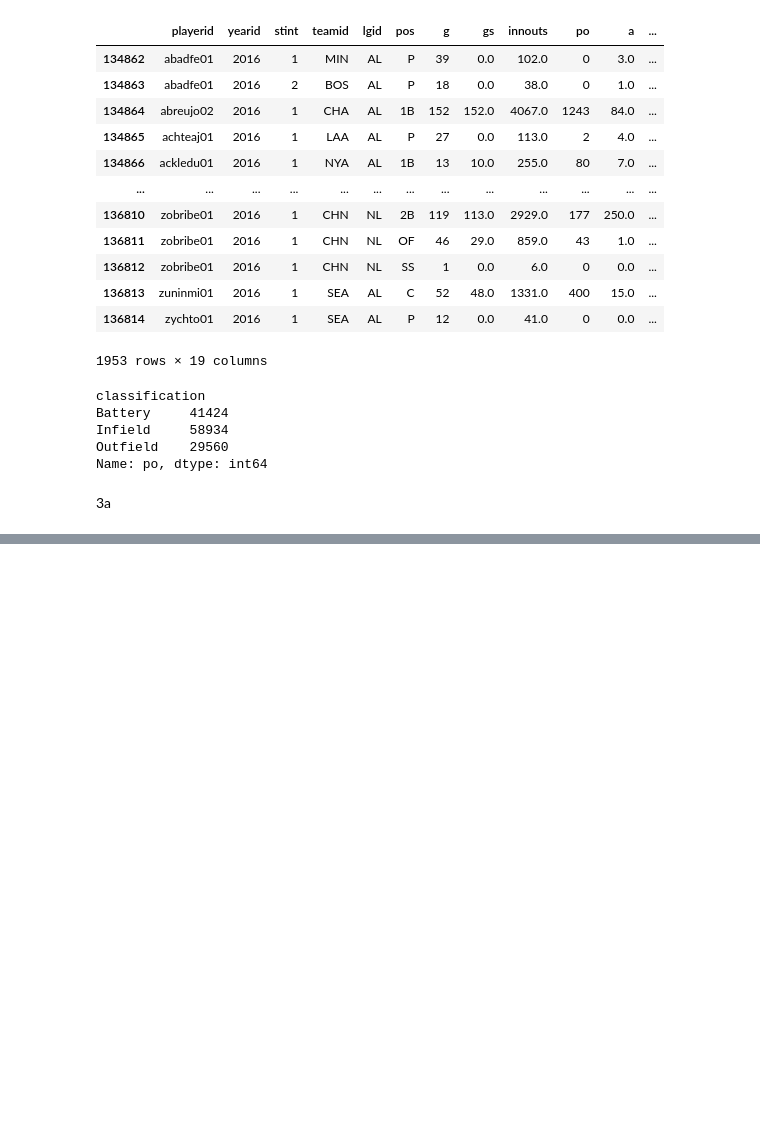
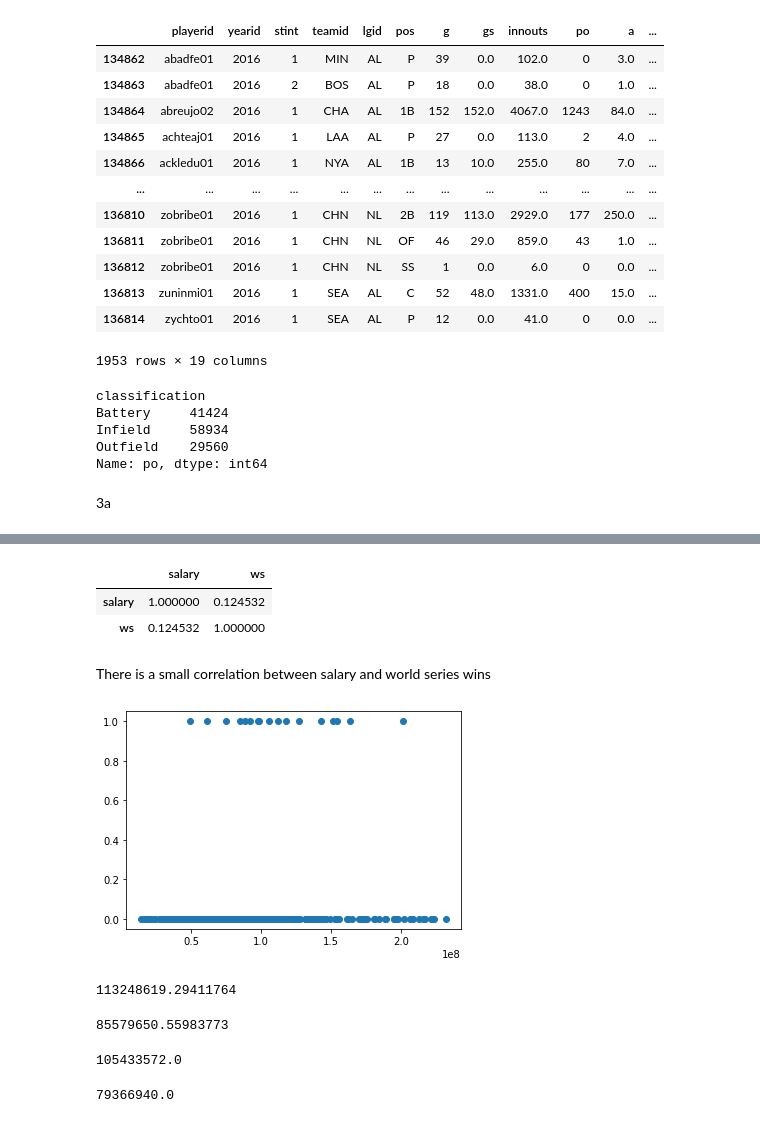
Before and after one commit to ryanhilber93/lahman-baseball-python-ryanhilber93, a Jupyter notebook: lahman_baseball_python_hilber.ipynb, the cells around one changed output, grey strips where cells are left out. Cells and saved outputs as stored; diff of their text form; code cells hidden in the pictures; blank space fills up the shorter version.

```diff
--- a/lahman_baseball_python_hilber.ipynb
+++ b/lahman_baseball_python_hilber.ipynb
@@ -381,0 +1015,3 @@ Name: po, dtype: int64
+# %%
+salary_by_team_and_year = salaries_since_2000.groupby(['teamid', 'yearid']).sum('salary')
+salary_by_team_and_year
@@ -381,0 +1033,3 @@ Name: po, dtype: int64
+# %%
+teams_and_salaries = teams_df.merge(salary_by_team_and_year, on=['teamid','yearid'], how='inner')
+teams_and_salaries
@@ -381,0 +1050,3 @@ Name: po, dtype: int64
+# %%
+teams_and_salaries['ws'] = teams_and_salaries['wswin'].str.replace('N', '0').replace('Y', '1')
+teams_and_salaries
@@ -381,0 +1067,3 @@ Name: po, dtype: int64
+# %%
+teams_and_salaries2 = teams_and_salaries.astype({'ws': 'float64'})
+teams_and_salaries2
@@ -381,0 +1105,12 @@ Name: po, dtype: int64
+# %%
+teams_and_salaries2[['salary','ws']].corr()
+# %% [output]
+|  | salary | ws |
+| salary | 1.000000 | 0.124532 |
+| ws | 0.124532 | 1.000000 |
+# %% [markdown]
+There is a small correlation between salary and world series wins
+# %%
+plt.scatter(x='salary', y='ws', data=teams_and_salaries2);
+# %% [output]
+[figure, added]
@@ -381,0 +1120,16 @@ Name: po, dtype: int64
+# %%
+ws_winners['salary'].mean()
+# %% [output]
+113248619.29411764
+# %%
+non_ws_winners['salary'].mean()
+# %% [output]
+85579650.55983773
+# %%
+ws_winners['salary'].median()
+# %% [output]
+105433572.0
+# %%
+non_ws_winners['salary'].median()
+# %% [output]
+79366940.0
```
Also changed, not shown: parts of 87 cells of this notebook.
